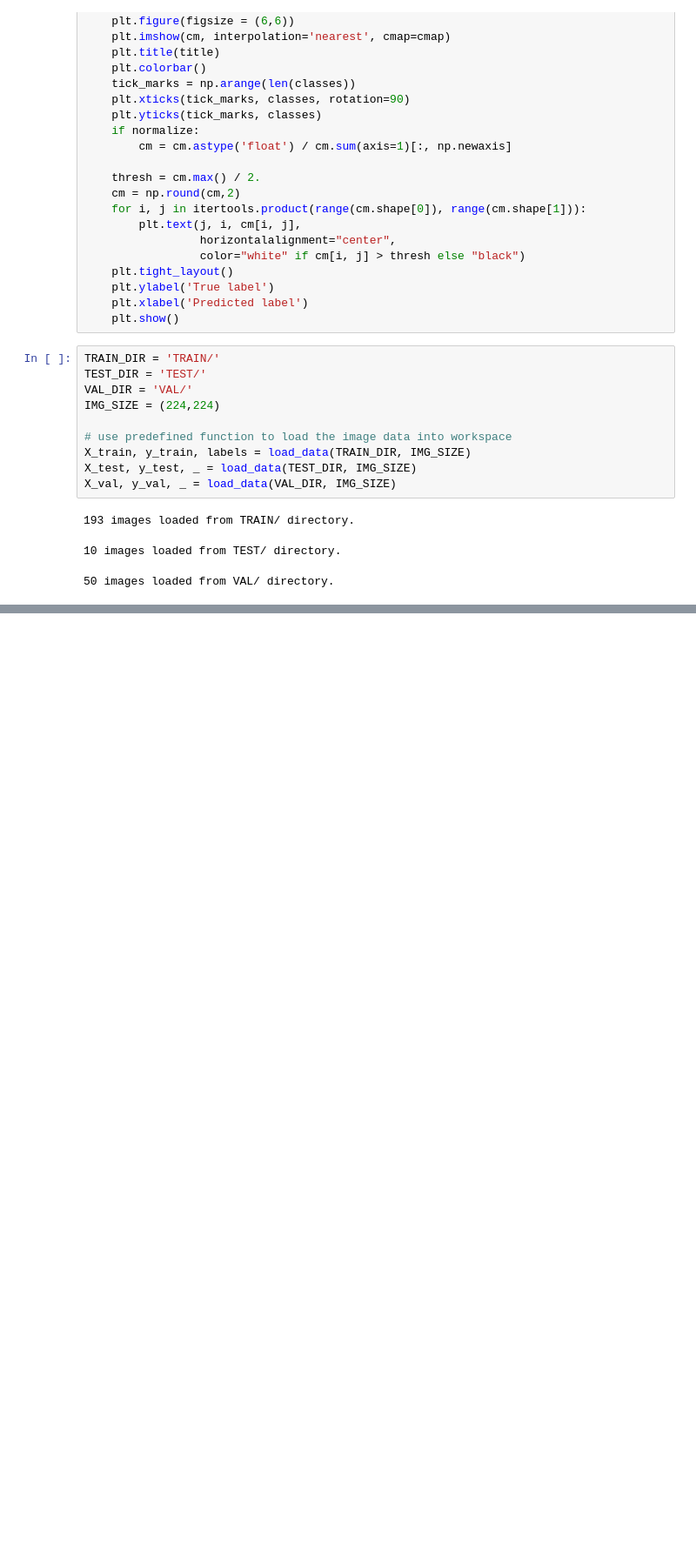
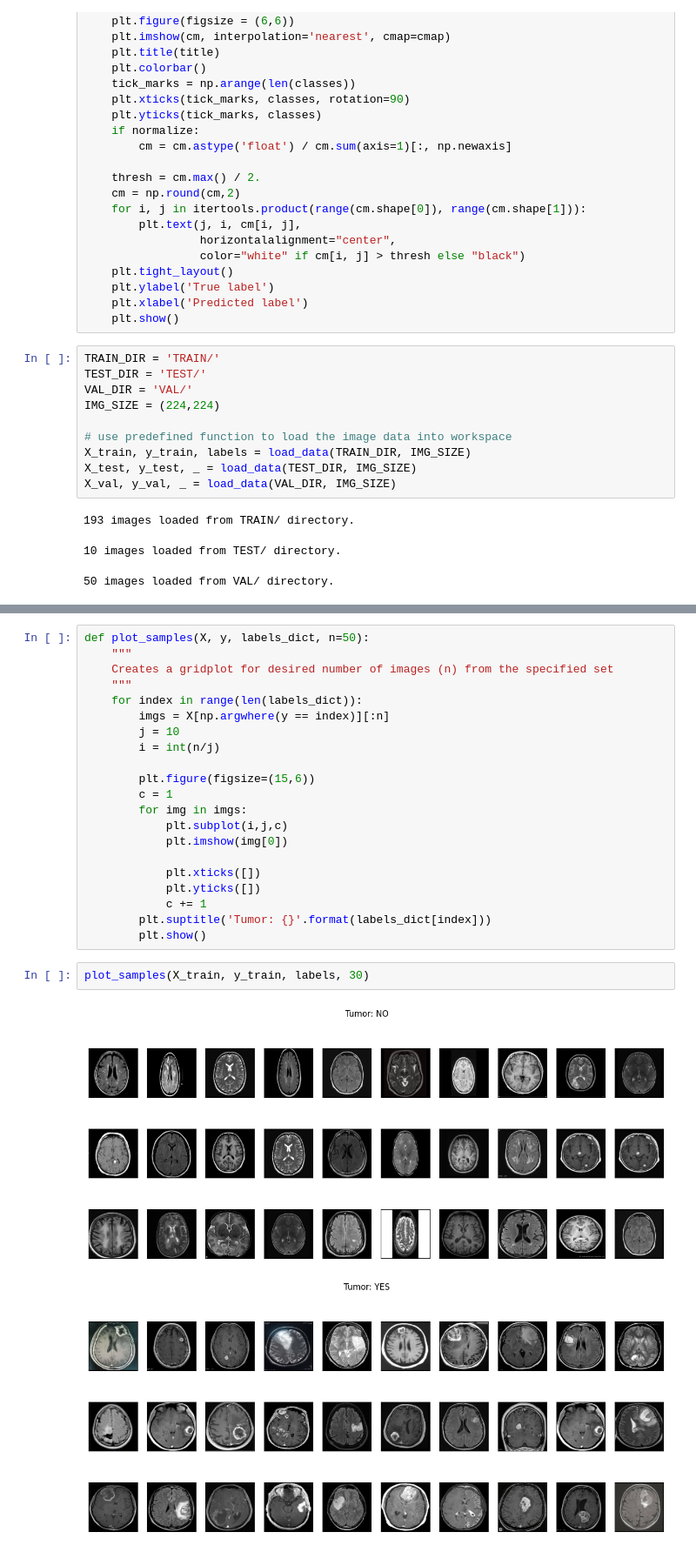
Before and after one commit to sher1ock-jp/EEG-basic, a Jupyter notebook: brain-tumor.ipynb, the cells around one changed output, grey strips where cells are left out. Shown at 87% size. Cells and saved outputs as stored; diff of their text form; blank space fills up the shorter version.

```diff
--- a/brain-tumor.ipynb
+++ b/brain-tumor.ipynb
@@ -149,3 +149,29 @@ fig = go.Figure(data, layout)
 iplot(fig)
 # %% [output]
 [interactive output not drawn]
+# %%
+def plot_samples(X, y, labels_dict, n=50):
+    """
+    Creates a gridplot for desired number of images (n) from the specified set
+    """
+    for index in range(len(labels_dict)):
+        imgs = X[np.argwhere(y == index)][:n]
+        j = 10
+        i = int(n/j)
+
+        plt.figure(figsize=(15,6))
+        c = 1
+        for img in imgs:
+            plt.subplot(i,j,c)
+            plt.imshow(img[0])
+
+            plt.xticks([])
+            plt.yticks([])
+            c += 1
+        plt.suptitle('Tumor: {}'.format(labels_dict[index]))
+        plt.show()
+# %%
+plot_samples(X_train, y_train, labels, 30)
+# %% [output]
+[figure, added]
+[figure, added]
```
Also changed, not shown: parts of 3 cells of this notebook.
